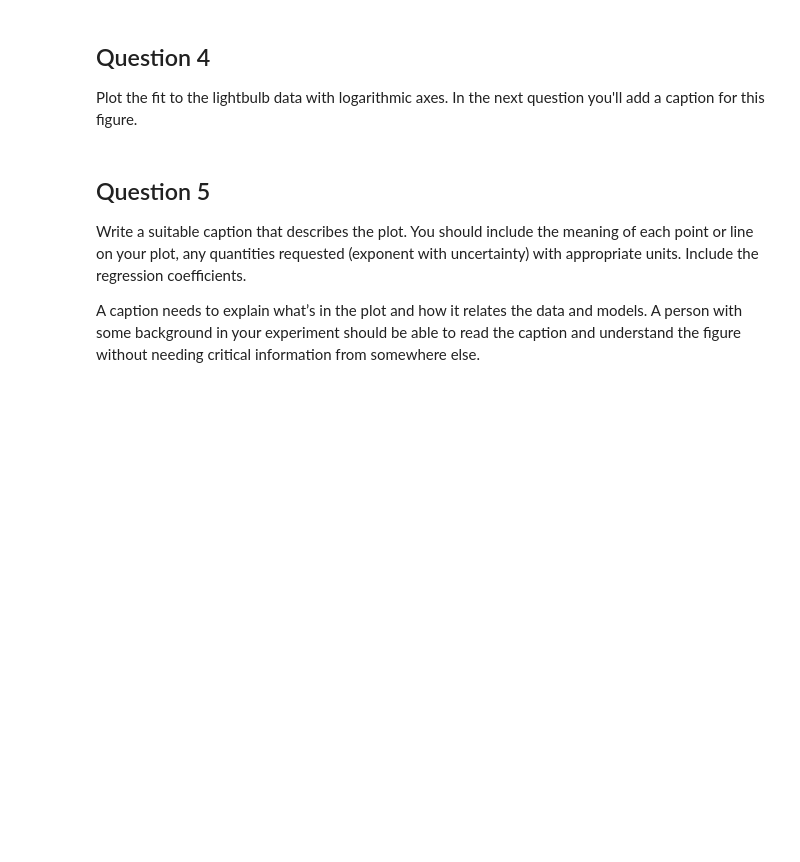
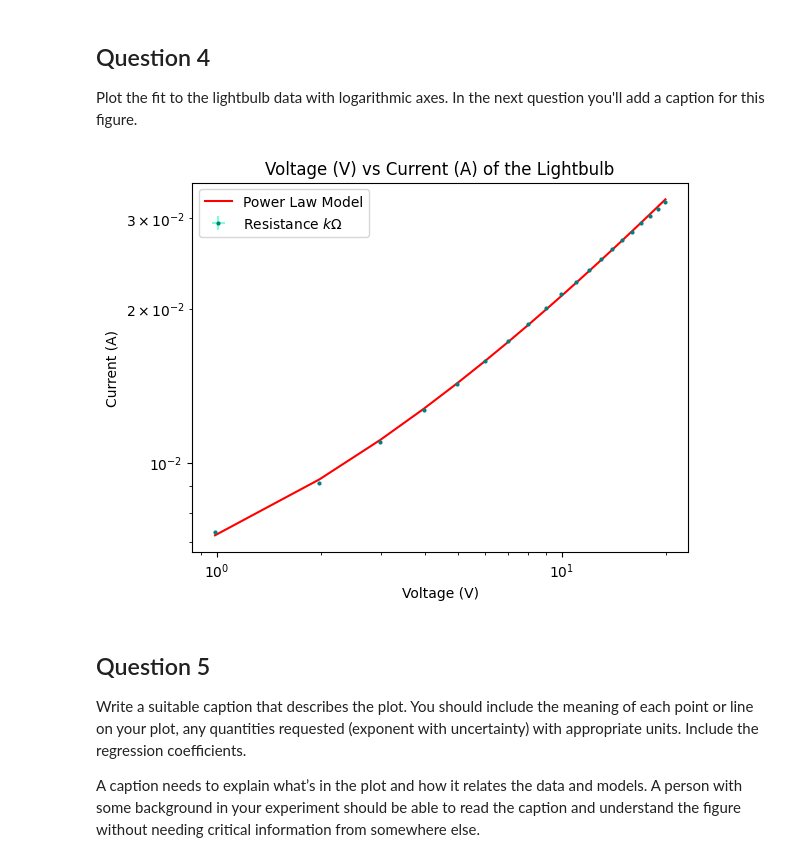
Before and after one commit to PercyFrancis/PHY224, a Jupyter notebook: resistor_lightbulb/template_lightbulb.ipynb, the cells around one changed output. Saved outputs shown, nothing was run; the diff lists cells and outputs as text; code cells hidden in the pictures; blank space fills up the shorter version.

```diff
--- a/resistor_lightbulb/template_lightbulb.ipynb
+++ b/resistor_lightbulb/template_lightbulb.ipynb
@@ -31,7 +120,25 @@ A caption needs to explain what’s in the plot and how it relates the data and
 ## Question 4
 Plot the fit to the lightbulb data with logarithmic axes. In the next question you'll add a caption for this figure.
 # %%
-#PLOT
+# logarithmic version
+plt.errorbar(x = voltage_data, y = ampere_data, xerr=voltage_error, yerr=ampere_error, fmt= 'o',
+               ms=2, color='teal', ecolor='aquamarine', label='Resistance $k \Omega$')
+
+plt.plot(voltage_data, power_law(voltage_data, popt[0], popt[1], popt[2]), label = "Power Law Model", color='red')
+
+# set to log scale
+plt.xscale('log')
+plt.yscale('log')
+
+# Legend and titles
+plt.legend()
+plt.xlabel('Voltage (V)')
+plt.ylabel('Current (A)')
+plt.title('Voltage (V) vs Current (A) of the Lightbulb')
+
+plt.show()
+# %% [output]
+[figure, added]
 # %% [markdown]
 ## Question 5
 Write a suitable caption that describes the plot. You should include the meaning of each point or line on your plot, any quantities requested (exponent with uncertainty) with appropriate units. Include the regression coefficients.
```
Also changed, not shown: parts of 19 cells of this notebook, 1 other file.
